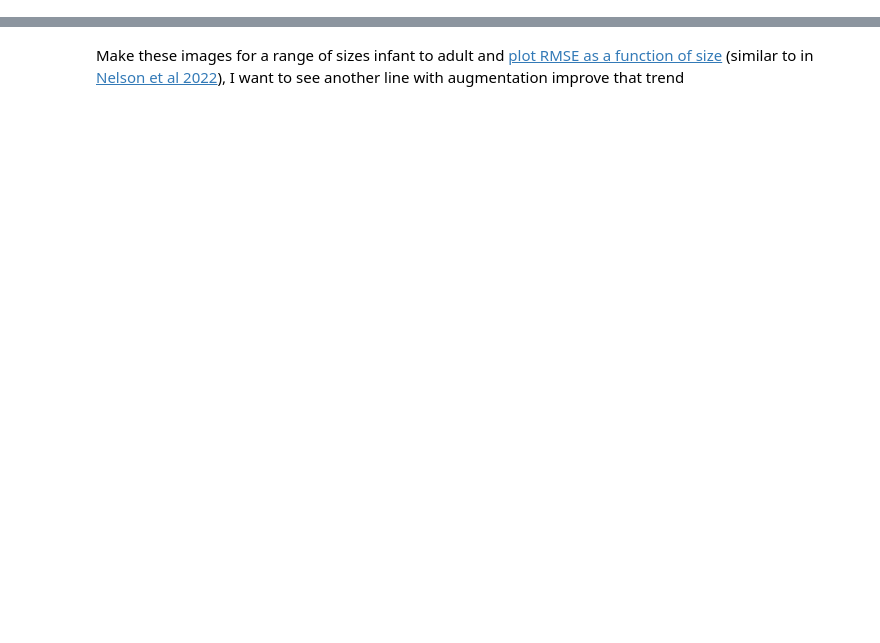
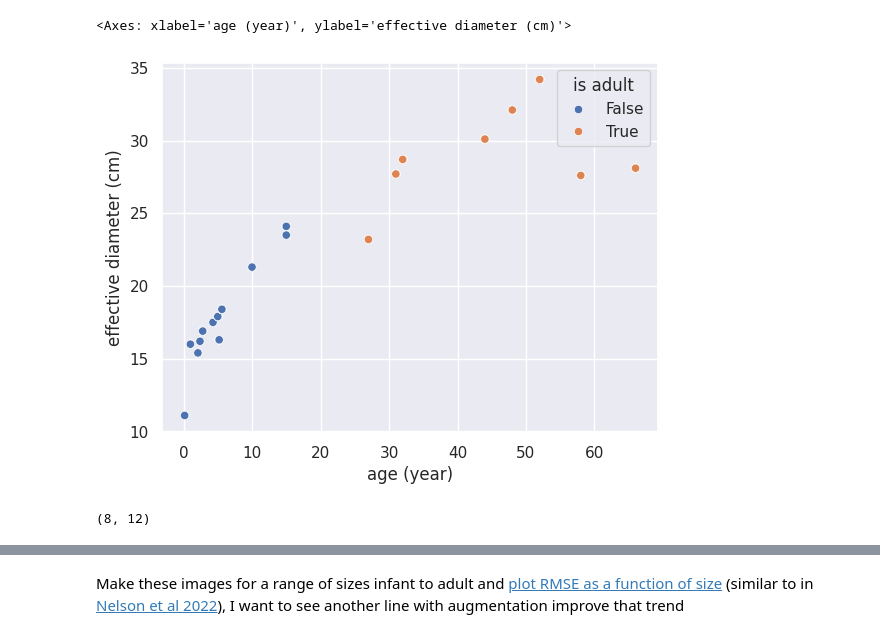
Before and after one commit to brandonjnelsonFDA/pediatric-CT-noise-texture-augmentation, a Jupyter notebook: notebooks/patient_images.ipynb, the cells around one changed output, grey strips where cells are left out. Saved outputs shown, nothing was run; the diff lists cells and outputs as text; code cells hidden in the pictures; blank space fills up the shorter version.

```diff
--- a/notebooks/patient_images.ipynb
+++ b/notebooks/patient_images.ipynb
@@ -77,0 +235,9 @@ plt.savefig(f'test_patient.png', dpi=600, bbox_inches='tight')
+# %%
+sns.scatterplot(data=df, x='age (year)', y='effective diameter (cm)', hue='is adult')
+# %% [output]
+<Axes: xlabel='age (year)', ylabel='effective diameter (cm)'>
+[figure, added]
+# %%
+len(df[df['is adult']==True].Name.unique()), len(df[df['is adult']==False].Name.unique())
+# %% [output]
+(8, 12)
```
Also changed, not shown: parts of 28 cells of this notebook, 15 other files.
